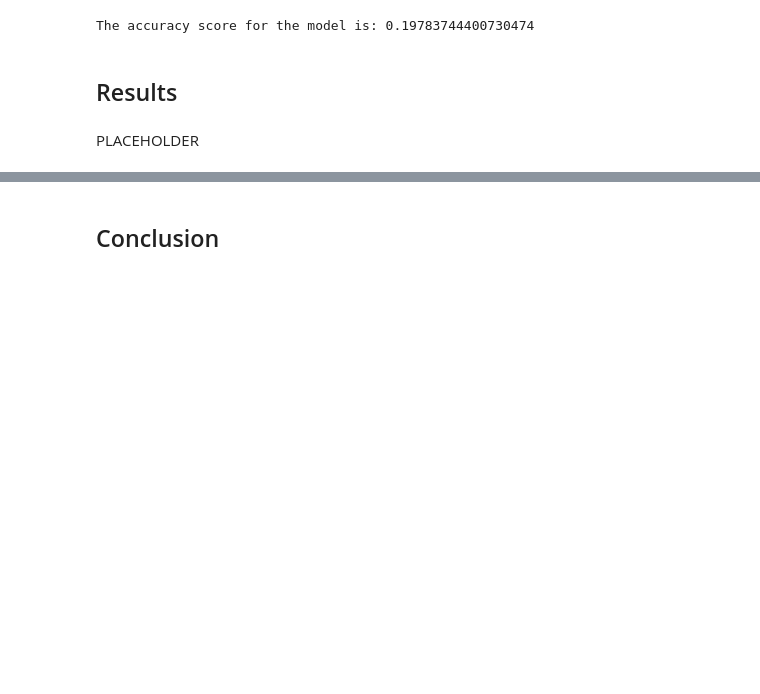
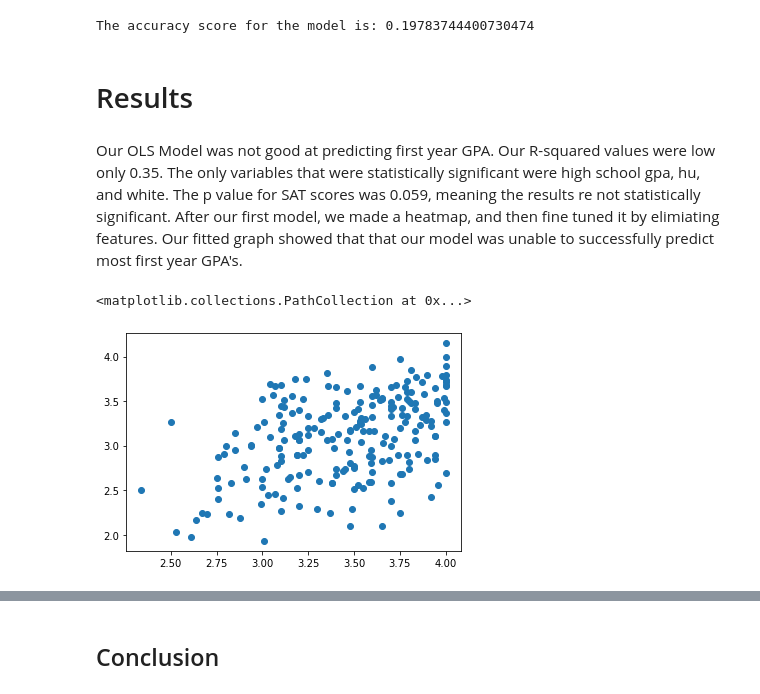
Before and after one commit to soesit/CMSE202_Project, a Jupyter notebook: CMSE202_Semester_Project.ipynb, the cells around one changed output, grey strips where cells are left out. Drawn from its saved outputs; the diff is of its cells as text; code cells hidden in the pictures; blank space fills up the shorter version.

Commit message:
Started results and made other improvments

```diff
--- a/CMSE202_Semester_Project.ipynb
+++ b/CMSE202_Semester_Project.ipynb
@@ -257,6 +259,14 @@ print("The accuracy score for the model is:", accuracy2)
 # %% [output]
 The accuracy score for the model is: 0.19783744400730474
 # %% [markdown]
-## Results
+# Results
 # %% [markdown]
-PLACEHOLDER
+Our OLS Model was not good at predicting first year GPA. Our R-squared values were low only 0.35. The only variables that were statistically significant were high school gpa, hu, and white. The p value for SAT scores was 0.059, meaning the results re not statistically significant. After our first model, we made a heatmap, and then fine tuned it by elimiating features. Our fitted graph showed that that our model was unable to successfully predict most first year GPA's.
+# %%
+x = data['HSGPA'].tolist()
+y = data['GPA'].tolist()
+#print OLS prediction line on this???
+plt.scatter(x,y)
+# %% [output]
+<matplotlib.collections.PathCollection at 0x...>
+[figure, added]
```
Also changed, not shown: parts of 11 cells of this notebook.
